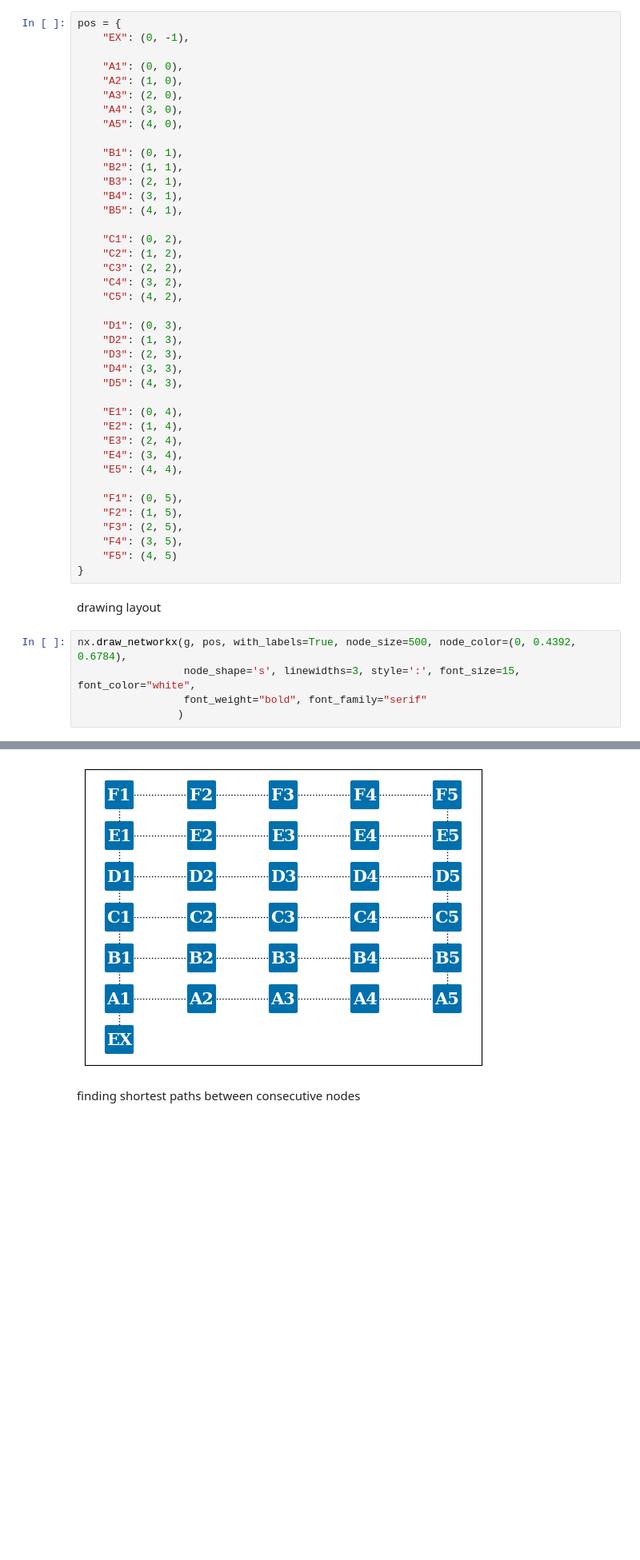
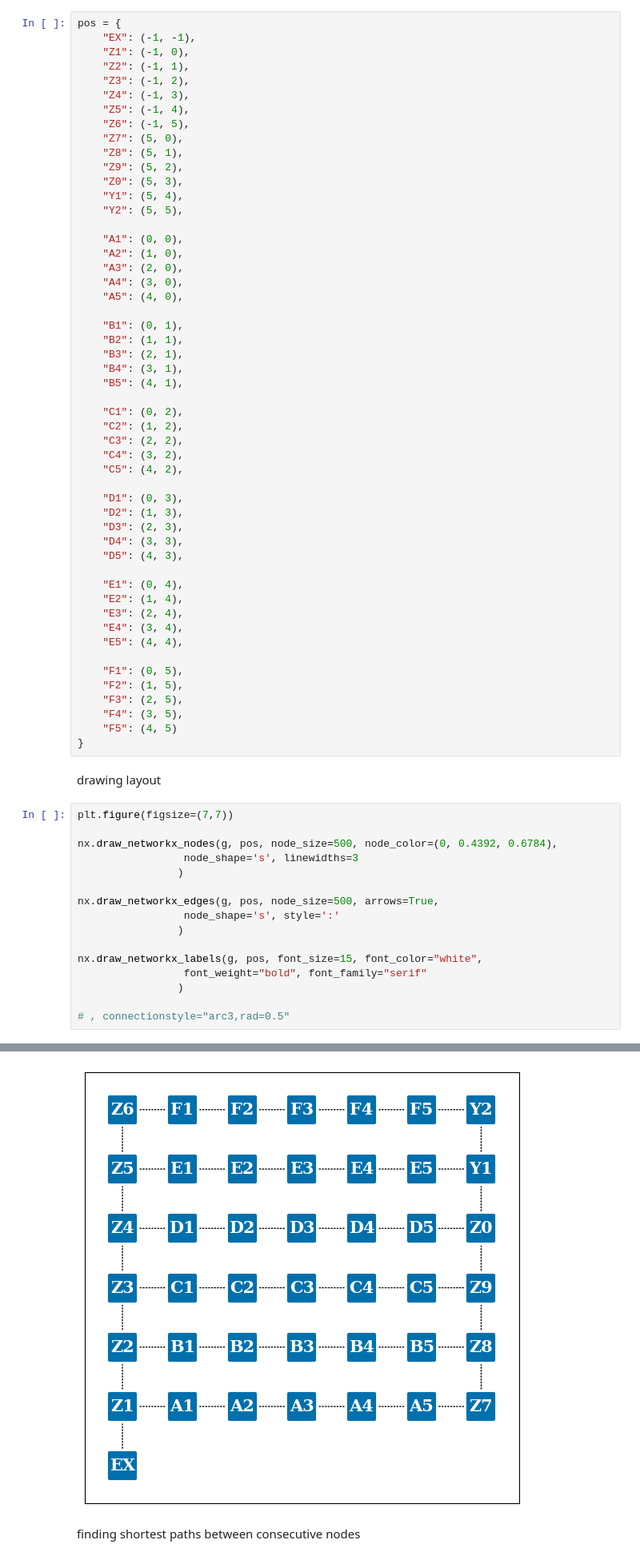
Before and after one commit to bbranlund42/Grocery-Shopping-Assistive-Chatbot, a Jupyter notebook: test_code/layout.ipynb, the cells around one changed output, grey strips where cells are left out. Shown: that part at 80% size. Saved outputs shown, nothing was run; the diff lists cells and outputs as text; blank space fills up the shorter version.

```diff
--- a/test_code/layout.ipynb
+++ b/test_code/layout.ipynb
@@ -33,7 +36,19 @@ g.add_edges_from([("EX", "A1"),
 setting positions of nodes for layout
 # %%
 pos = {
-    "EX": (0, -1),
+    "EX": (-1, -1),
+    "Z1": (-1, 0),
+    "Z2": (-1, 1),
+    "Z3": (-1, 2),
+    "Z4": (-1, 3),
+    "Z5": (-1, 4),
+    "Z6": (-1, 5),
+    "Z7": (5, 0),
+    "Z8": (5, 1),
+    "Z9": (5, 2),
+    "Z0": (5, 3),
+    "Y1": (5, 4),
+    "Y2": (5, 5),
 
     "A1": (0, 0),
     "A2": (1, 0),
@@ -74,8 +89,19 @@ pos = {
 # %% [markdown]
 drawing layout
 # %%
-nx.draw_networkx(g, pos, with_labels=True, node_size=500, node_color=(0, 0.4392, 0.6784),
-                 node_shape='s', linewidths=3, style=':', font_size=15, font_color="white",
+plt.figure(figsize=(7,7))
+
+nx.draw_networkx_nodes(g, pos, node_size=500, node_color=(0, 0.4392, 0.6784),
+                 node_shape='s', linewidths=3
+                )
+
+nx.draw_networkx_edges(g, pos, node_size=500, arrows=True,
+                 node_shape='s', style=':'
+                )
+
+nx.draw_networkx_labels(g, pos, font_size=15, font_color="white",
                  font_weight="bold", font_family="serif"
                 )
+
+# , connectionstyle="arc3,rad=0.5"
 # %% [output]
@@ -82,4 +125,4 @@ nx.draw_networkx(g, pos, with_labels=True, node_size=500, node_color=(0, 0.4392,
-[figure, old version]
+[figure, new version]
 # %% [markdown]
 finding shortest paths between consecutive nodes
 # %%
```
Also changed, not shown: parts of 5 cells of this notebook.
